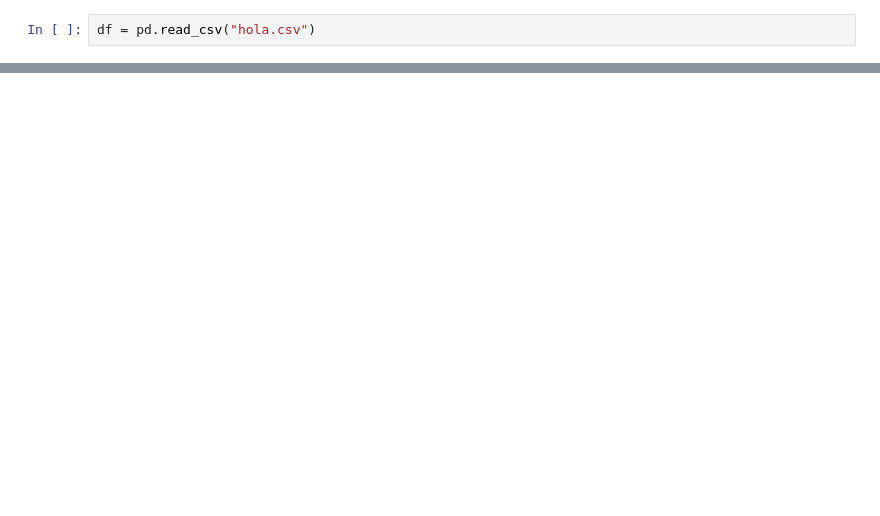
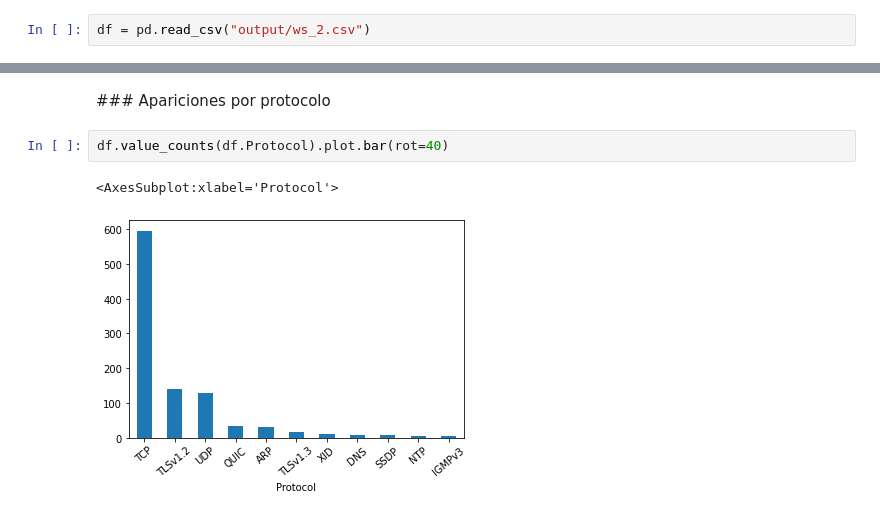
Before and after one commit to cap-diego/tdc-tp1, a Jupyter notebook: tp1.ipynb, the cells around one changed output, grey strips where cells are left out. Drawn from its saved outputs; the diff is of its cells as text; blank space fills up the shorter version.

Commit message:
add plots

```diff
--- a/tp1.ipynb
+++ b/tp1.ipynb
@@ -5,2 +3,2 @@ ModuleNotFoundError: No module named 'pandas'
 # %%
-df = pd.read_csv("hola.csv")
+df = pd.read_csv("output/ws_2.csv")
@@ -8,0 +21,7 @@ NameError: name 'pd' is not defined
+# %% [markdown]
+### Apariciones por protocolo
+# %%
+df.value_counts(df.Protocol).plot.bar(rot=40)
+# %% [output]
+<AxesSubplot:xlabel='Protocol'>
+[figure, added]
```
Also changed, not shown: parts of 6 cells of this notebook.
